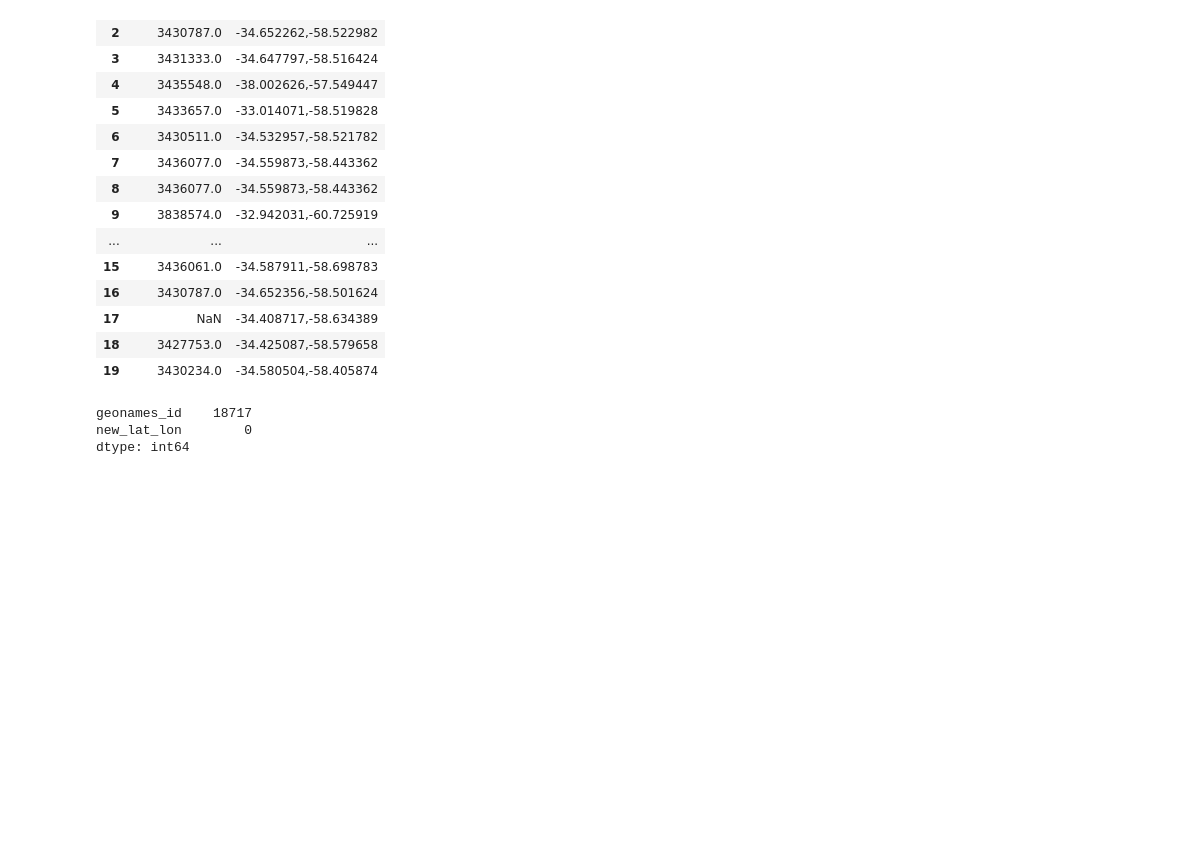
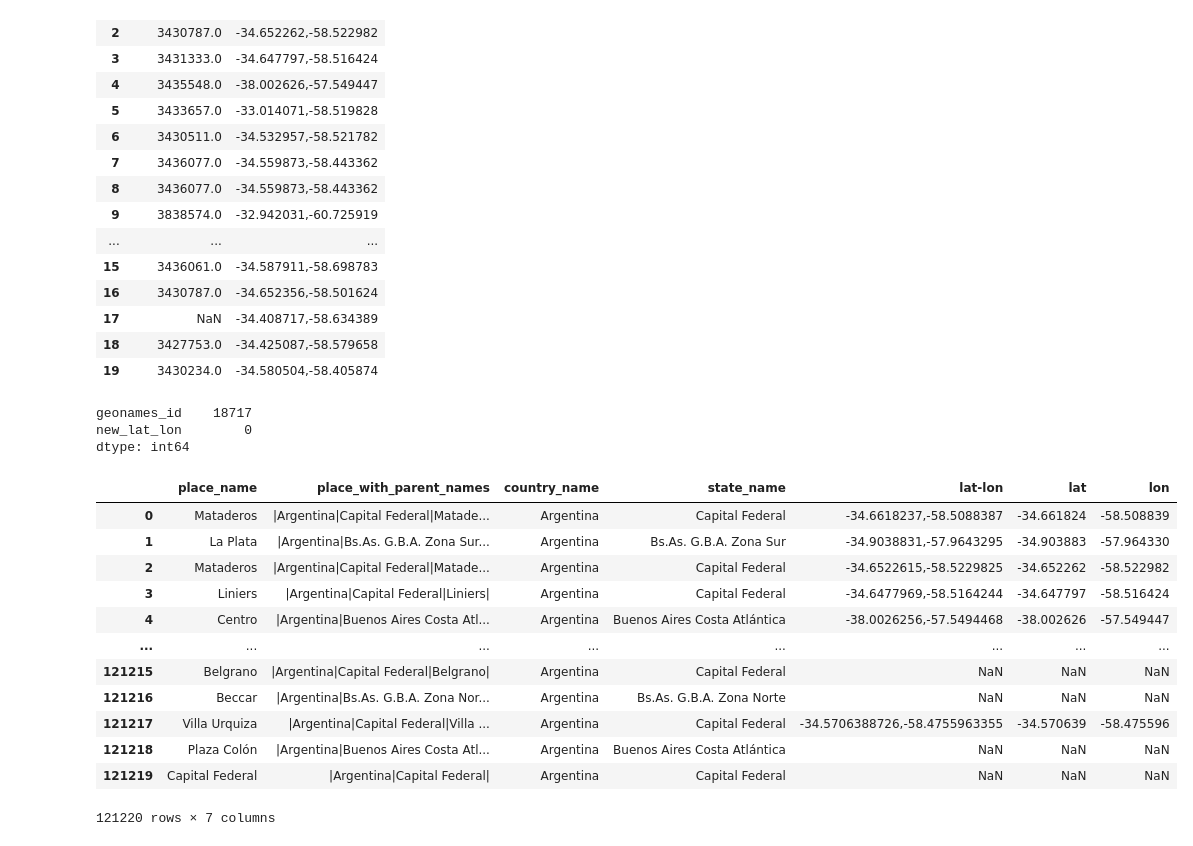
Before and after one commit to ronnygomez/DHDS-7, a Jupyter notebook: Limpieza_geolocalizacion.ipynb, the cells around one changed output. Saved outputs shown, nothing was run; the diff lists cells and outputs as text; code cells hidden in the pictures; blank space fills up the shorter version.

```diff
--- a/Limpieza_geolocalizacion.ipynb
+++ b/Limpieza_geolocalizacion.ipynb
@@ -108,3 +126,19 @@ new_lat_lon        0
 dtype: int64
 # %%
 # ACA OJO QUE LOS NULL DEL NEW_LAT_LON QUEDARON COMO STRING Y NO LOS TOMA COMO NULOS
+# %%
+data[["place_name","place_with_parent_names","country_name","state_name",'lat-lon','lat', 'lon']]
+# %% [output]
+|  | place_name | place_with_parent_names | country_name | state_name | lat-lon | lat | lon |
+| 0 | Mataderos | |Argentina|Capital Federal|Matade... | Argentina | Capital Federal | -34.6618237,-58.5088387 | -34.661824 | -58.508839 |
+| 1 | La Plata | |Argentina|Bs.As. G.B.A. Zona Sur... | Argentina | Bs.As. G.B.A. Zona Sur | -34.9038831,-57.9643295 | -34.903883 | -57.964330 |
+| 2 | Mataderos | |Argentina|Capital Federal|Matade... | Argentina | Capital Federal | -34.6522615,-58.5229825 | -34.652262 | -58.522982 |
+| 3 | Liniers | |Argentina|Capital Federal|Liniers| | Argentina | Capital Federal | -34.6477969,-58.5164244 | -34.647797 | -58.516424 |
+| 4 | Centro | |Argentina|Buenos Aires Costa Atl... | Argentina | Buenos Aires Costa Atlántica | -38.0026256,-57.5494468 | -38.002626 | -57.549447 |
+| ... | ... | ... | ... | ... | ... | ... | ... |
+| 121215 | Belgrano | |Argentina|Capital Federal|Belgrano| | Argentina | Capital Federal | NaN | NaN | NaN |
+| 121216 | Beccar | |Argentina|Bs.As. G.B.A. Zona Nor... | Argentina | Bs.As. G.B.A. Zona Norte | NaN | NaN | NaN |
+| 121217 | Villa Urquiza | |Argentina|Capital Federal|Villa ... | Argentina | Capital Federal | -34.5706388726,-58.4755963355 | -34.570639 | -58.475596 |
+| 121218 | Plaza Colón | |Argentina|Buenos Aires Costa Atl... | Argentina | Buenos Aires Costa Atlántica | NaN | NaN | NaN |
+| 121219 | Capital Federal | |Argentina|Capital Federal| | Argentina | Capital Federal | NaN | NaN | NaN |
+121220 rows × 7 columns
```
Also changed, not shown: parts of 3 cells of this notebook.
